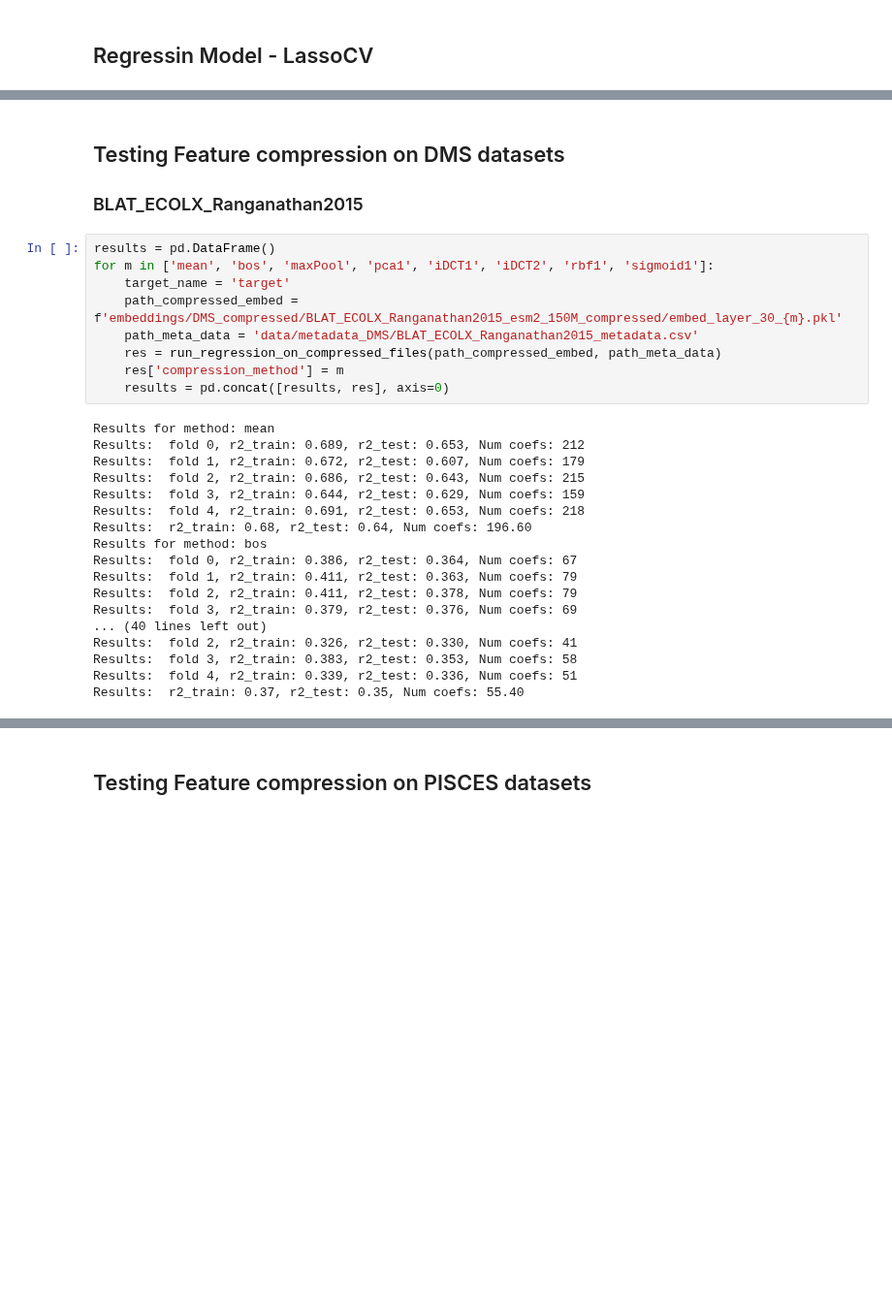
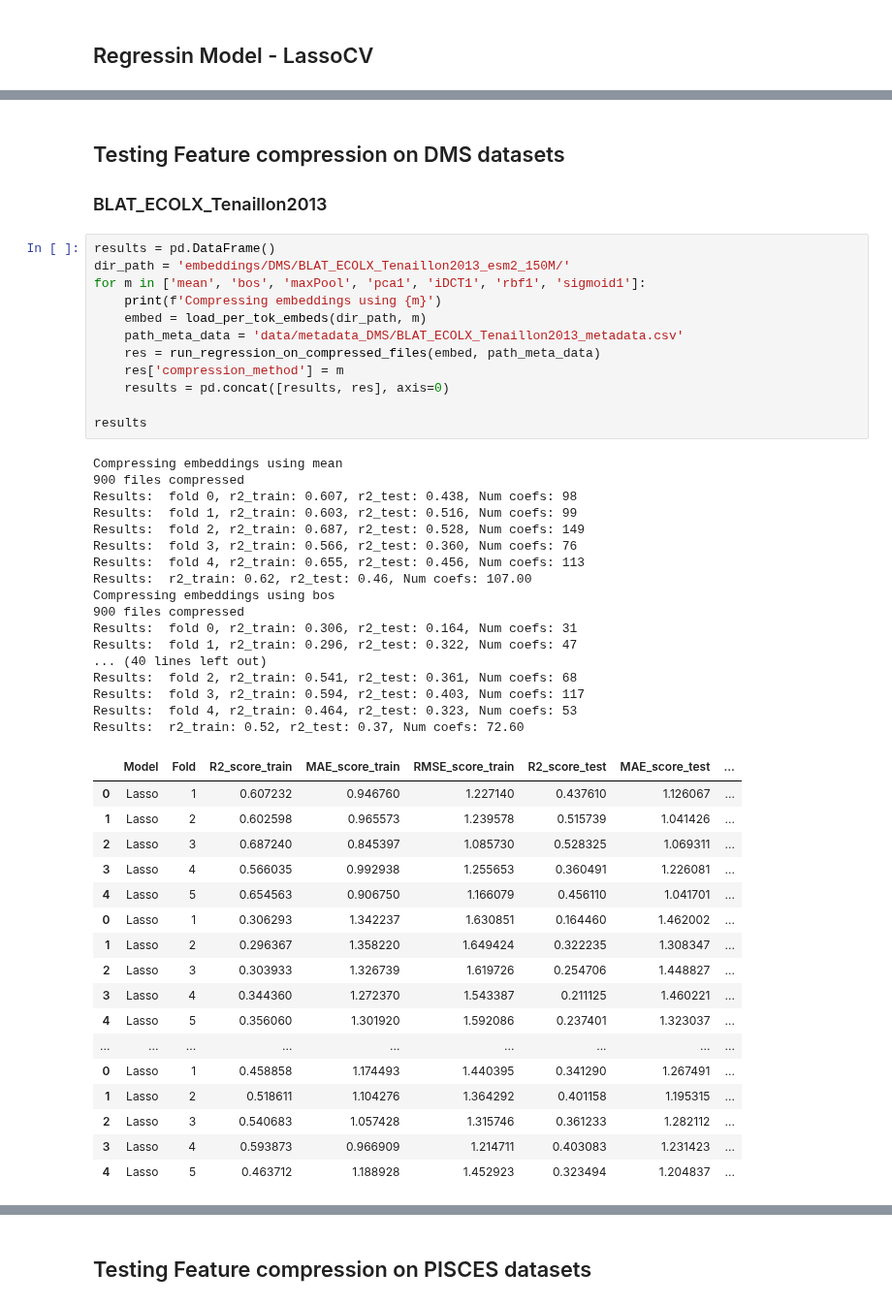
Before and after one commit to ziul-bio/SWAT, a Jupyter notebook: feature_compression.ipynb, the cells around one changed output, grey strips where cells are left out. Shown at 97% size. Saved outputs shown, nothing was run; the diff lists cells and outputs as text; blank space fills up the shorter version.

```diff
--- a/feature_compression.ipynb
+++ b/feature_compression.ipynb
@@ -400,31 +415,51 @@ def run_regression_on_compressed_files(path_compressed_embed_file, path_meta_dat
     return results
 # %% [markdown]
 ## Testing Feature compression on DMS datasets
-### BLAT_ECOLX_Ranganathan2015
+### BLAT_ECOLX_Tenaillon2013
 # %%
 results = pd.DataFrame()
-for m in ['mean', 'bos', 'maxPool', 'pca1', 'iDCT1', 'iDCT2', 'rbf1', 'sigmoid1']:
-    target_name = 'target'
-    path_compressed_embed = f'embeddings/DMS_compressed/BLAT_ECOLX_Ranganathan2015_esm2_150M_compressed/embed_layer_30_{m}.pkl'
-    path_meta_data = 'data/metadata_DMS/BLAT_ECOLX_Ranganathan2015_metadata.csv'
-    res = run_regression_on_compressed_files(path_compressed_embed, path_meta_data)
+dir_path = 'embeddings/DMS/BLAT_ECOLX_Tenaillon2013_esm2_150M/'
+for m in ['mean', 'bos', 'maxPool', 'pca1', 'iDCT1', 'rbf1', 'sigmoid1']:
+    print(f'Compressing embeddings using {m}')
+    embed = load_per_tok_embeds(dir_path, m)
+    path_meta_data = 'data/metadata_DMS/BLAT_ECOLX_Tenaillon2013_metadata.csv'
+    res = run_regression_on_compressed_files(embed, path_meta_data)
     res['compression_method'] = m
     results = pd.concat([results, res], axis=0)
+
+results
 # %% [output]
-Results for method: mean
-Results:  fold 0, r2_train: 0.689, r2_test: 0.653, Num coefs: 212
-Results:  fold 1, r2_train: 0.672, r2_test: 0.607, Num coefs: 179
-Results:  fold 2, r2_train: 0.686, r2_test: 0.643, Num coefs: 215
-Results:  fold 3, r2_train: 0.644, r2_test: 0.629, Num coefs: 159
-Results:  fold 4, r2_train: 0.691, r2_test: 0.653, Num coefs: 218
-Results:  r2_train: 0.68, r2_test: 0.64, Num coefs: 196.60
-Results for method: bos
-Results:  fold 0, r2_train: 0.386, r2_test: 0.364, Num coefs: 67
-Results:  fold 1, r2_train: 0.411, r2_test: 0.363, Num coefs: 79
-Results:  fold 2, r2_train: 0.411, r2_test: 0.378, Num coefs: 79
-Results:  fold 3, r2_train: 0.379, r2_test: 0.376, Num coefs: 69
+Compressing embeddings using mean
+900 files compressed
+Results:  fold 0, r2_train: 0.607, r2_test: 0.438, Num coefs: 98
+Results:  fold 1, r2_train: 0.603, r2_test: 0.516, Num coefs: 99
+Results:  fold 2, r2_train: 0.687, r2_test: 0.528, Num coefs: 149
+Results:  fold 3, r2_train: 0.566, r2_test: 0.360, Num coefs: 76
+Results:  fold 4, r2_train: 0.655, r2_test: 0.456, Num coefs: 113
+Results:  r2_train: 0.62, r2_test: 0.46, Num coefs: 107.00
+Compressing embeddings using bos
+900 files compressed
+Results:  fold 0, r2_train: 0.306, r2_test: 0.164, Num coefs: 31
+Results:  fold 1, r2_train: 0.296, r2_test: 0.322, Num coefs: 47
 ... (40 lines left out)
-Results:  fold 2, r2_train: 0.326, r2_test: 0.330, Num coefs: 41
-Results:  fold 3, r2_train: 0.383, r2_test: 0.353, Num coefs: 58
-Results:  fold 4, r2_train: 0.339, r2_test: 0.336, Num coefs: 51
-Results:  r2_train: 0.37, r2_test: 0.35, Num coefs: 55.40
+Results:  fold 2, r2_train: 0.541, r2_test: 0.361, Num coefs: 68
+Results:  fold 3, r2_train: 0.594, r2_test: 0.403, Num coefs: 117
+Results:  fold 4, r2_train: 0.464, r2_test: 0.323, Num coefs: 53
+Results:  r2_train: 0.52, r2_test: 0.37, Num coefs: 72.60
+|  | Model | Fold | R2_score_train | MAE_score_train | RMSE_score_train | R2_score_test | MAE_score_test | ... |
+| 0 | Lasso | 1 | 0.607232 | 0.946760 | 1.227140 | 0.437610 | 1.126067 | ... |
+| 1 | Lasso | 2 | 0.602598 | 0.965573 | 1.239578 | 0.515739 | 1.041426 | ... |
+| 2 | Lasso | 3 | 0.687240 | 0.845397 | 1.085730 | 0.528325 | 1.069311 | ... |
+| 3 | Lasso | 4 | 0.566035 | 0.992938 | 1.255653 | 0.360491 | 1.226081 | ... |
+| 4 | Lasso | 5 | 0.654563 | 0.906750 | 1.166079 | 0.456110 | 1.041701 | ... |
+| 0 | Lasso | 1 | 0.306293 | 1.342237 | 1.630851 | 0.164460 | 1.462002 | ... |
+| 1 | Lasso | 2 | 0.296367 | 1.358220 | 1.649424 | 0.322235 | 1.308347 | ... |
+| 2 | Lasso | 3 | 0.303933 | 1.326739 | 1.619726 | 0.254706 | 1.448827 | ... |
+| 3 | Lasso | 4 | 0.344360 | 1.272370 | 1.543387 | 0.211125 | 1.460221 | ... |
+| 4 | Lasso | 5 | 0.356060 | 1.301920 | 1.592086 | 0.237401 | 1.323037 | ... |
+| ... | ... | ... | ... | ... | ... | ... | ... | ... |
+| 0 | Lasso | 1 | 0.458858 | 1.174493 | 1.440395 | 0.341290 | 1.267491 | ... |
+| 1 | Lasso | 2 | 0.518611 | 1.104276 | 1.364292 | 0.401158 | 1.195315 | ... |
+| 2 | Lasso | 3 | 0.540683 | 1.057428 | 1.315746 | 0.361233 | 1.282112 | ... |
+| 3 | Lasso | 4 | 0.593873 | 0.966909 | 1.214711 | 0.403083 | 1.231423 | ... |
+| 4 | Lasso | 5 | 0.463712 | 1.188928 | 1.452923 | 0.323494 | 1.204837 | ... |
```
Also changed, not shown: parts of 8 cells of this notebook.
